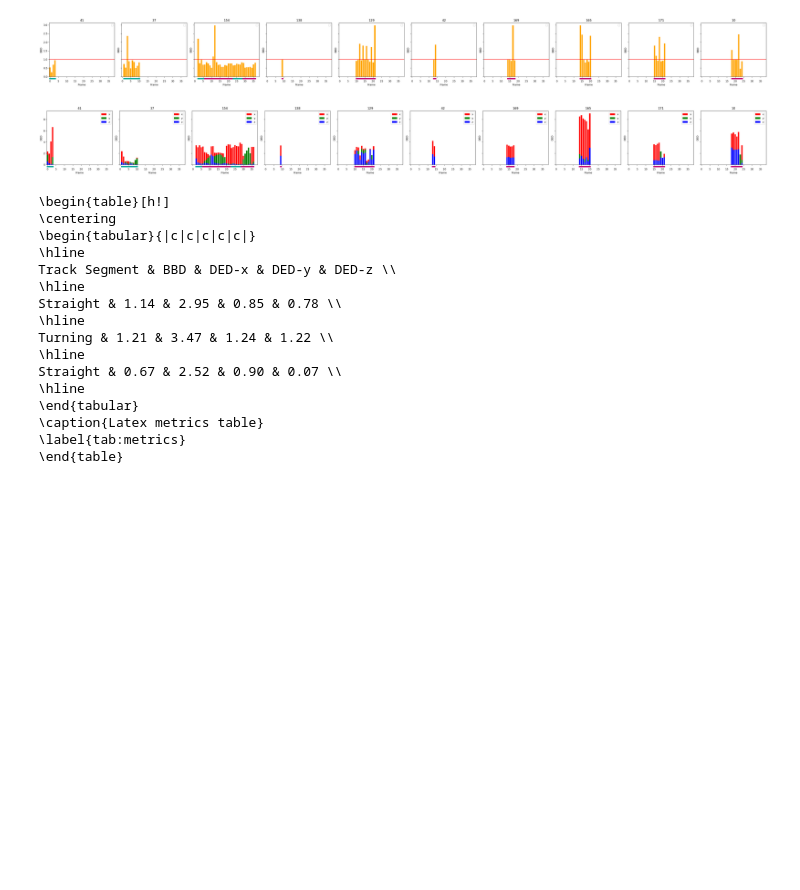
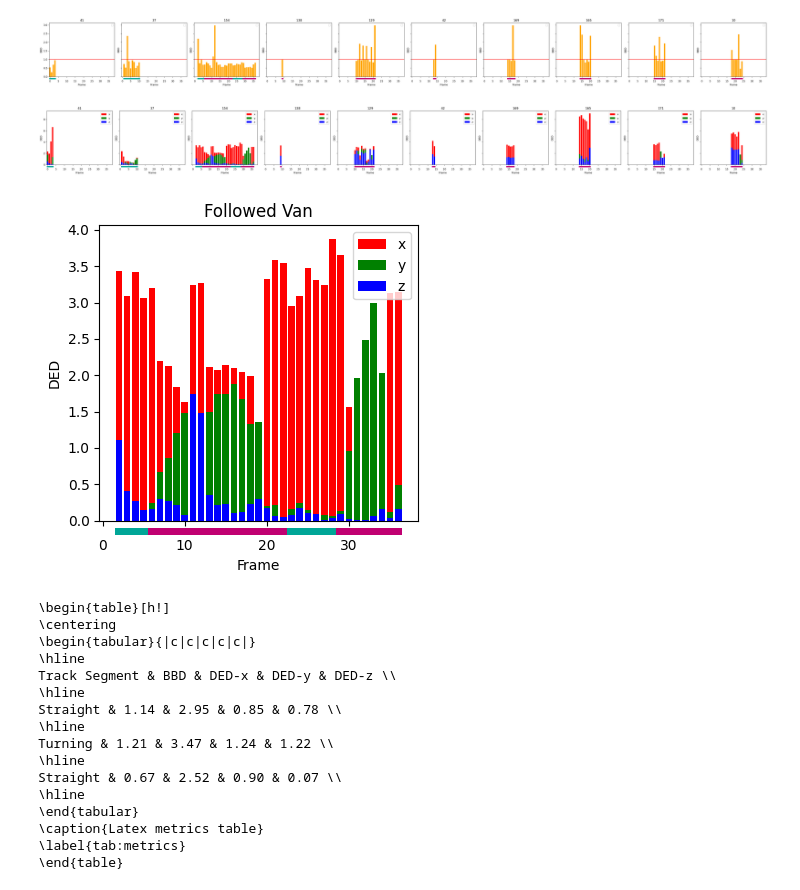
Before and after one commit to alanglk/BEV2Seg_2, a Jupyter notebook: notebooks/evaluate_3d_detections.ipynb, the cells around one changed output. Cells and saved outputs as stored; diff of their text form; code cells hidden in the pictures; blank space fills up the shorter version.

```diff
--- a/notebooks/evaluate_3d_detections.ipynb
+++ b/notebooks/evaluate_3d_detections.ipynb
@@ -224,6 +224,20 @@ def get_relative_rotation_dict(data:dict, eval_name:str):
     assert all_equal
     return distinct_gt_uids
 
+def show_metric_for_object_uid(data:dict,
+                    eval_name:str,
+                    metric_name:str,
+                    object_uids:List[str],
+                    yline:float=None,
+                    relative_rotation: Dict[str, List[int]] = None,
+                    none_color:str = "#FFFFFF",
+                    aligned_color:str  = "#00A697",
+                    not_aligned_color:str   = "#C00071",
+                    bar_width:float=0.8,
+                    labels:List[str]=None):
+    _show_metric_for_uids(data=data, eval_name=eval_name, metric_name=metric_name, uids=object_uids, yline=yline, relative_rotation=relative_rotation, none_color=none_color, aligned_color=aligned_color, not_aligned_color=not_aligned_color, bar_width=bar_width, labels=labels)
+
+
 def show_metric_for_each_gt_obj(data:dict,
                                 eval_name:str,
                                 metric_name:str,
@@ -232,11 +246,28 @@ def show_metric_for_each_gt_obj(data:dict,
                                 none_color:str = "#FFFFFF",
                                 aligned_color:str  = "#00A697",
                                 not_aligned_color:str   = "#C00071",
-                                bar_width:float=0.8):
+                                bar_width:float=0.8,
+                                labels:List[str]=None):
     distinct_gt_uids = get_metric_for_each_gt_obj(data, eval_name, metric_name)
     uids = list(distinct_gt_uids.keys())
+    _show_metric_for_uids(data=data, eval_name=eval_name, metric_name=metric_name, uids=uids, yline=yline, relative_rotation=relative_rotation, none_color=none_color, aligned_color=aligned_color, not_aligned_color=not_aligned_color, bar_width=bar_width, labels=labels)
+
+def _show_metric_for_uids(data:dict,
+                          eval_name:str,
+                          metric_name:str,
+                          uids:List[str],
+                          yline:float=None,
+                          relative_rotation: Dict[str, List[int]] = None,
+                          none_color:str = "#FFFFFF",
+                          aligned_color:str  = "#00A697",
+                          not_aligned_color:str   = "#C00071",
+                          bar_width:float=0.8,
+                          labels:List[str]=None):
+    if labels is not None:
+        assert len(labels) == len(uids)
+
+    distinct_gt_uids = get_metric_for_each_gt_obj(data, eval_name, metric_name)
     max_dist = data[eval_name]['eval_config']['max_association_distance']
-
     cmap_turning = ListedColormap([none_color, aligned_color, not_aligned_color])
 
     num_plots = len(uids)
@@ -249,6 +280,7 @@ def show_metric_for_each_gt_obj(data:dict,
     for i in range(rows * cols):
         ax = axes[i // cols, i % cols]  # Selecciona el subplot correcto
         if i < num_plots:
+            assert uids[i] in distinct_gt_uids
             y = np.nan_to_num(distinct_gt_uids[uids[i]], nan=0.0)
             if metric_name == "bbd":
                 y[y > max_dist] = max_dist - 0.03
@@ -256,7 +288,8 @@ def show_metric_for_each_gt_obj(data:dict,
 
             x = list(range(0, len(y)))
 
-            ax.set_title(uids[i])
+            title = uids[i] if labels is None else labels[i]
+            ax.set_title(title)
 
             if metric_name != "ded":
                 ax.bar(x, y, color='orange', align='center', width=bar_width)
@@ -634,6 +667,11 @@ relative_rotation_dict = get_relative_rotation_dict(data, 'scene-0061')
 show_metric_for_each_gt_obj(data, 'scene-0061', 'ded', relative_rotation=relative_rotation_dict)
 # %% [output]
 [figure]
+# %%
+relative_rotation_dict = get_relative_rotation_dict(data, 'scene-0061')
+show_metric_for_object_uid(data, 'scene-0061', 'ded', object_uids=['154'], relative_rotation=relative_rotation_dict, labels=['Followed Van'])
+# %% [output]
+[figure, added]
 # %%
 frame_groups = get_frame_groups_from_flags(TRACK_TURN_FLAGS_5DEG)
 latex_table = generate_latex_frame_grouped_table(data,
```
Also changed, not shown: 2 other files.
